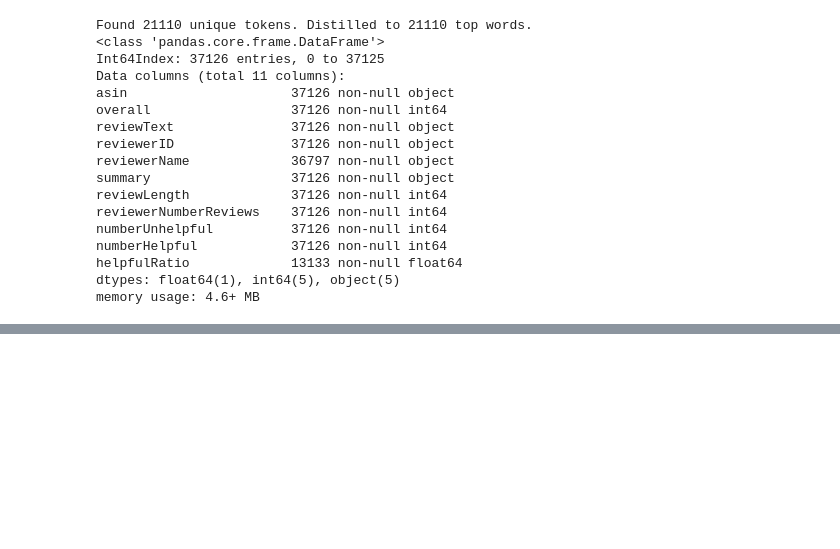
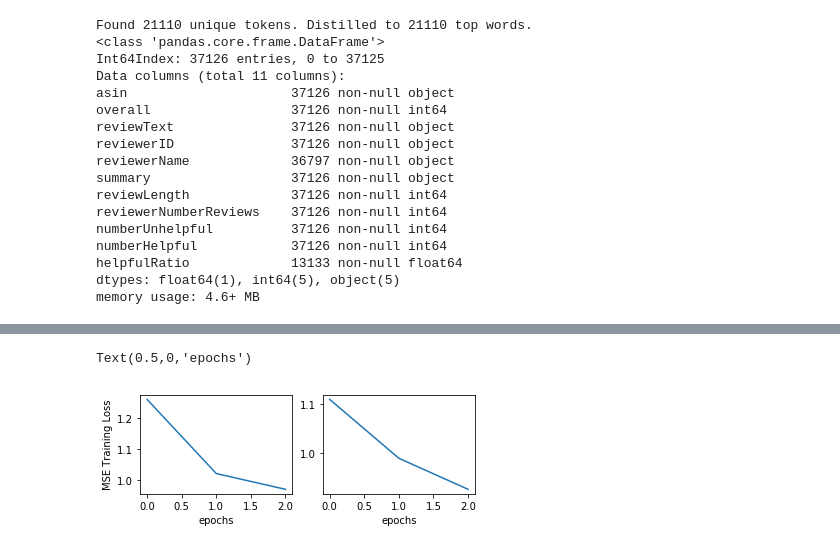
Before and after one commit to popov95s/CSE5324-Labs, a Jupyter notebook: lab-seven/RNN.ipynb, the cells around one changed output, grey strips where cells are left out. Drawn from its saved outputs; the diff is of its cells as text; code cells hidden in the pictures; blank space fills up the shorter version.

```diff
--- a/lab-seven/RNN.ipynb
+++ b/lab-seven/RNN.ipynb
@@ -138,0 +165,5 @@ dataframe.describe()
+# %%
+from sklearn.utils import class_weight
+class_weight = class_weight.compute_class_weight('balanced',
+                                                 np.unique(y_train[0]),
+                                                 y_train[0])
@@ -166,10 +206,10 @@ for attr in unneeded_attributes:
         del dataframe[attr]
 
 dataframe[ordinal_attributes] = dataframe[ordinal_attributes].astype(np.int64)
-#dataframe['reviewText'] = dataframe.apply(lambda row: english_filter(row['reviewText']), axis=1)
-#dataframe['summary'] = dataframe.apply(lambda row: english_filter(row['summary']), axis=1
+dataframe['reviewText'] = dataframe.apply(lambda row: english_filter(row['reviewText']), axis=1)
+dataframe['summary'] = dataframe.apply(lambda row: english_filter(row['summary']), axis=1)
 NUM_TOP_WORDS = None
-max_review_length = 500
+max_review_length = 200
 
 tokenizer = Tokenizer(num_words=NUM_TOP_WORDS)
 tokenizer.fit_on_texts(dataframe['reviewText'])
@@ -187,7 +227,10 @@ y = dataframe['overall']
 skf = StratifiedKFold(n_splits=10, shuffle=True)
 
 #X_train, X_test, y_train, y_test = train_test_split(X, y, test_size=0.2)
-X_train, X_test, y_train, y_test = []
+X_train=[]
+X_test=[]
+y_train=[]
+y_test = []
 
 for train_index, test_index in skf.split(X, y):
     X_train.append(X[train_index])
@@ -266,14 +309,17 @@ embedding_layer = Embedding(len(word_index) + 1,
 from keras.models import Sequential
 from keras.layers import Dense
 from keras.layers import LSTM
+from keras import optimizers
 
 rnn = Sequential()
 rnn.add(embedding_layer)
 rnn.add(LSTM(100,dropout=0.2, recurrent_dropout=0.2))
-rnn.add(Dense(1, activation='softmax'))
+rnn.add(Dense(1, activation='relu'))
+adam = optimizers.Adam(lr=0.01, beta_1=0.9, beta_2=0.999, epsilon=None, decay=0.0, amsgrad=True)
 rnn.compile(loss='mean_squared_error',
-              optimizer='rmsprop',
-              metrics=['mse',weighted_f1])
+              optimizer=adam,
+              metrics=['mse'])#,weighted_f1])
+
 print(rnn.summary())
 # %% [output]
 _________________________________________________________________
@@ -291,5 +337,5 @@ Non-trainable params: 2,111,100
 _________________________________________________________________
 None
 # %%
-rnn.fit(X_train[0], y_train[0], validation_data=(X_test[0], y_test[0]), epochs=3, batch_size=64)
+history_rnn= rnn.fit(X_train[0], y_train[0], validation_data=(X_test[0], y_test[0]), epochs=3, batch_size=64, shuffle=True, class_weight=class_weight)
 # %% [output]
@@ -303,0 +361,18 @@ Epoch 3/3
+# %%
+from matplotlib import pyplot as plt
+
+%matplotlib inline
+plt.title('Training')
+
+
+plt.subplot(2,2,3)
+plt.plot(history_rnn.history['loss'])
+plt.ylabel('MSE Training Loss')
+plt.xlabel('epochs')
+
+plt.subplot(2,2,4)
+plt.plot(history_rnn.history['val_loss'])
+plt.xlabel('epochs')
+# %% [output]
+Text(0.5,0,'epochs')
+[figure, added]
```
Also changed, not shown: parts of 12 cells of this notebook.
